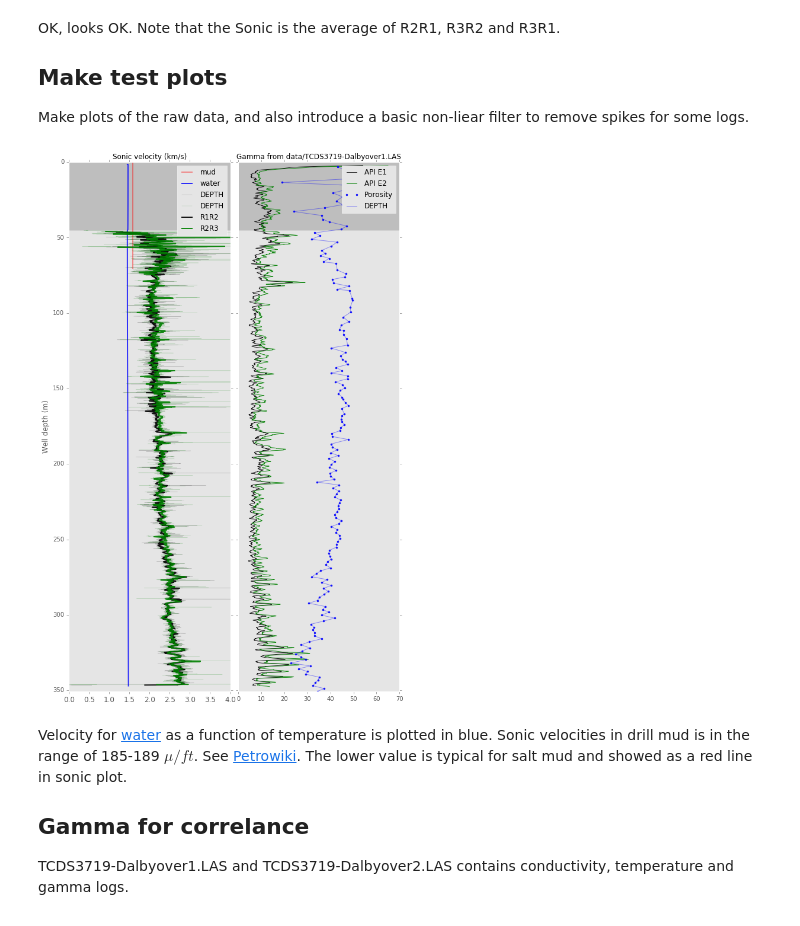
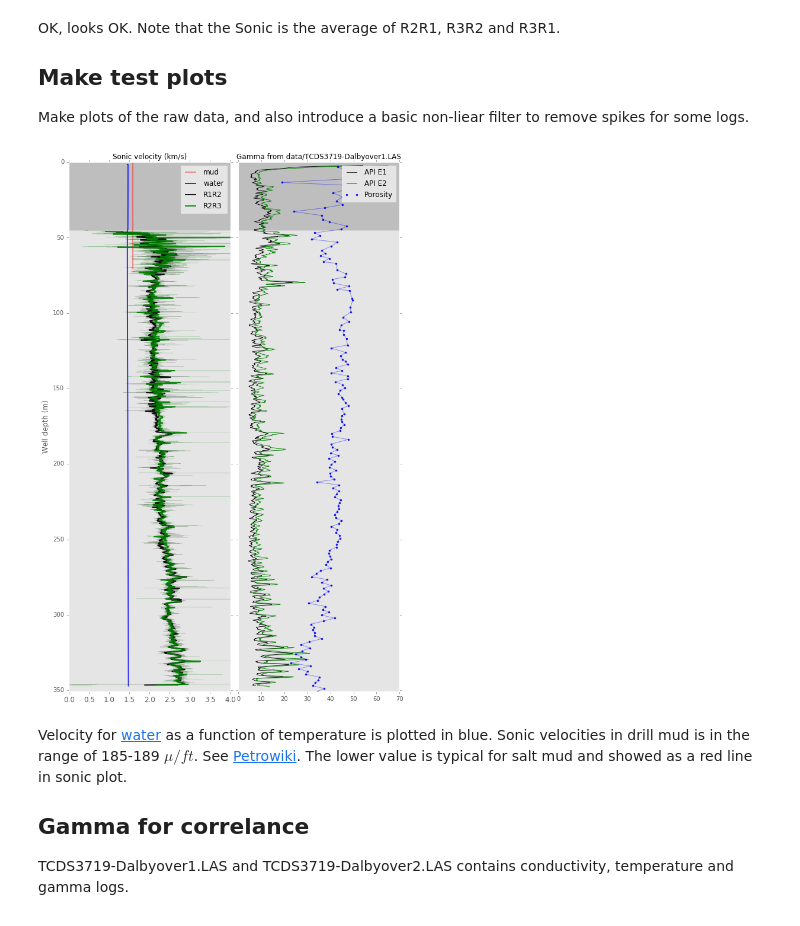
Before and after one commit to TobbeTripitaka/Dalbyover, a Jupyter notebook: Dalbyover sonic log.ipynb, the cells around one changed output. Saved outputs shown, nothing was run; the diff lists cells and outputs as text; code cells hidden in the pictures.

Commit message:
minor plot Hilchie

```diff
--- a/Dalbyover sonic log.ipynb
+++ b/Dalbyover sonic log.ipynb
@@ -202,7 +202,7 @@ def smooth_filter(raw,kernel=60,med_kernel=3):
     raw = signal.medfilt(raw, kernel_size=med_kernel)
     return pd.rolling_mean(raw, kernel)
 
-# Apply smoothing filter kernel is median window size, must be odd
+# Apply smoothing filter kernel is median window size,
 kernel=60
 
 fig = plt.figure(figsize=(10,16))
@@ -220,11 +220,9 @@ plt.plot((1404.3+4.7*avg_temp+0.04*avg_temp**2)/1000,data['DEPTH'], lw=2, color=
 
 #well_plot(C*data['R1R2'],data['DEPTH']+0.1,'TEST!')
 
-#def well_plot(x,y=data['DEPTH'],well_label='x',well_lw=1,well_color='black',well_alpha=0.9):
-
 #Plot raw data
-well_plot(data['R1R2'],data['DEPTH']+0.1, lw=0.3, alpha=0.3)
-well_plot(data['R2R3'],data['DEPTH']-0.1, lw=0.3, color='green', alpha=0.3)
+well_plot(data['R1R2'],data['DEPTH']+0.1, lw=0.3, alpha=0.3, label='')
+well_plot(data['R2R3'],data['DEPTH']-0.1, lw=0.3, color='green', alpha=0.3,label='')
 #R1R3
 
 #Plot filtered data
@@ -236,35 +234,35 @@ well_plot(smooth_filter(C*data['R2R3'],kernel),data['DEPTH']-0.1,
 casing_plot()
 
 plt.setp(ax1.get_xticklabels(), fontsize=12)
 plt.xlim(0, 4)
 plt.grid()
 plt.legend()
 
 # Plot gamma
 ax2 = plt.subplot(122, sharey=ax1)
 plt.title('Gamma from %s'%in_electric[0], fontsize = 12)
 well_plot(smooth_filter(data['NGAM_E1'],101), lw=0.9, label='API E1')
 well_plot(smooth_filter(data['NGAM_E2'],101), lw=0.9, color ='green', label='API E2')
 
 plt.xlim(0, 30)
 plt.ylim(max(data['DEPTH']),0)
 plt.setp(ax2.get_yticklabels(), visible=False)
 casing_plot()
 
 # Plot porosity
 mask = np.isfinite(data['POROSITY'])
 plt.plot(100*data['POROSITY'][mask],data['DEPTH'][mask],'.b', alpha=0.9,label='Porosity')
-plt.plot(100*data['POROSITY'][mask],data['DEPTH'][mask],'b-', alpha=0.4)
+plt.plot(100*data['POROSITY'][mask],data['DEPTH'][mask],'b-', alpha=0.4,label='')
 
 plt.xlim(0, 70)
 plt.ylim(max(data['DEPTH']),0)
 plt.setp(ax2.get_yticklabels(), visible=False)
 plt.grid()
 plt.legend()
 
 plt.show()
 # %% [output]
-[figure, old version]
+[figure, new version]
 # %% [markdown]
 Velocity for [water](http://www.sciencedirect.com/science/article/pii/S030156299800091X) as a function of temperature is plotted in blue.
 Sonic velocities in drill mud is in the range of 185-189 $\mu/ ft$. See [Petrowiki](http://petrowiki.org/Porosity_evaluation_with_acoustic_logging). The lower value is typical for salt mud and showed as a red line in sonic plot.
```
Also changed, not shown: parts of 1 cell of this notebook.
